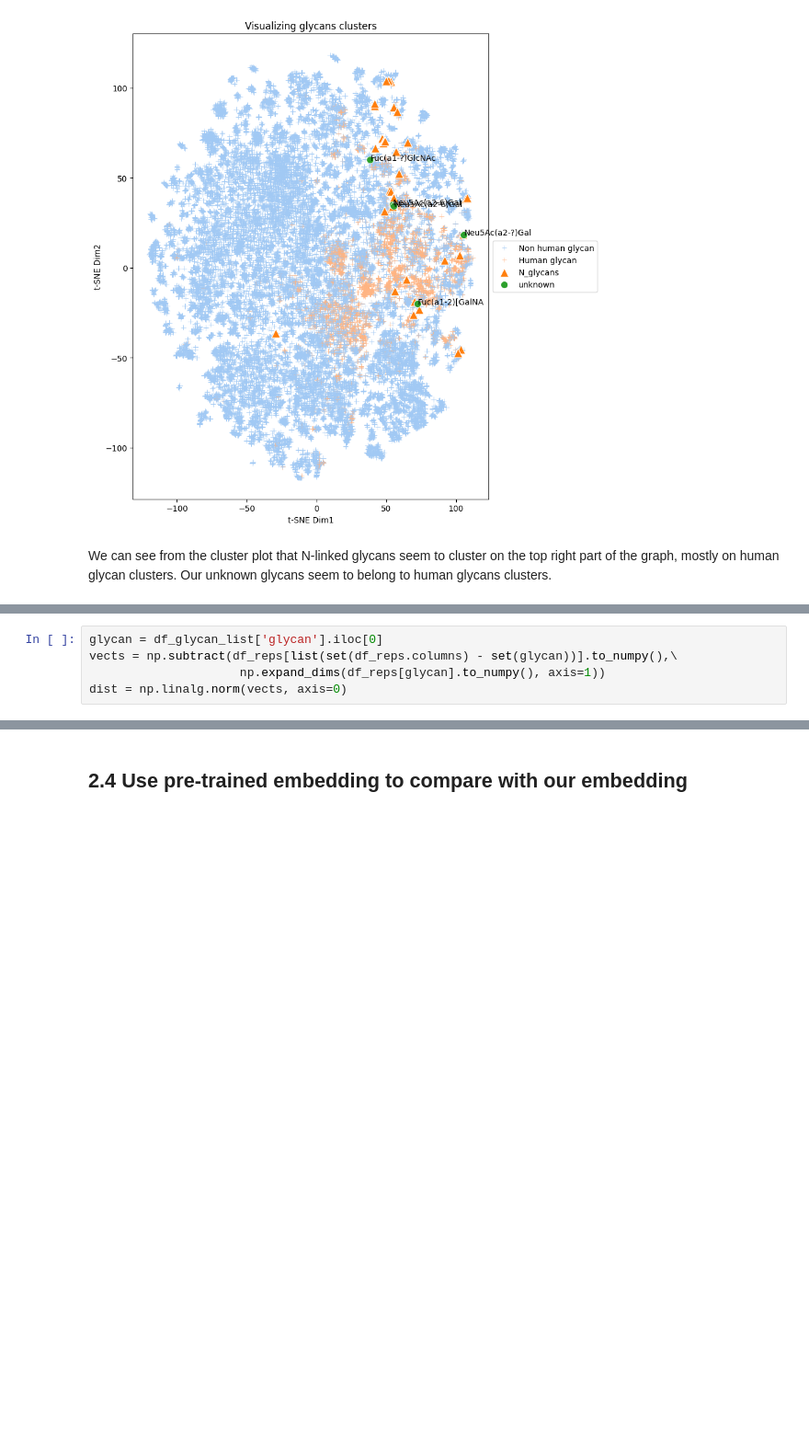
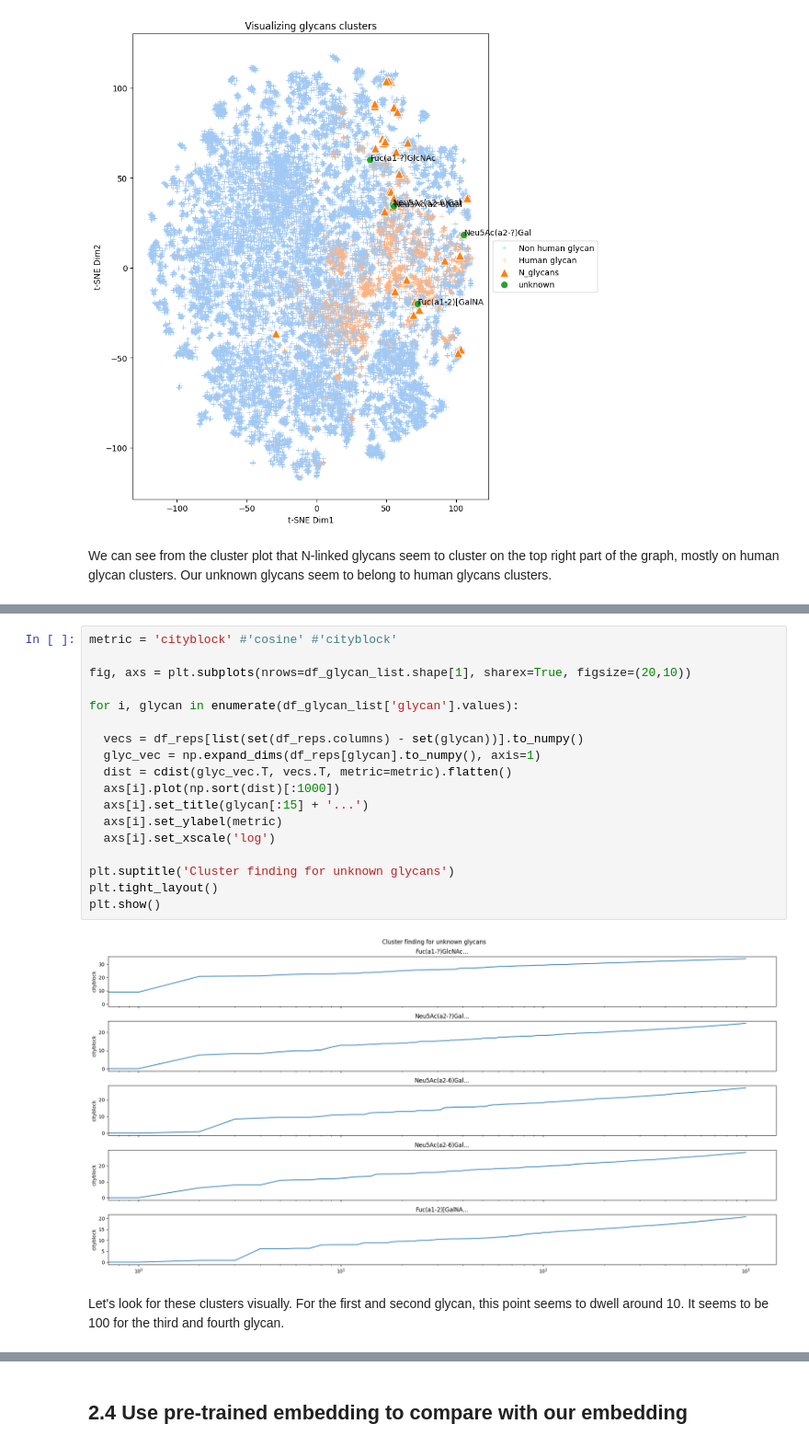
Before and after one commit to PhiCtl/glycan-biomarkers, a Jupyter notebook: notebooks/glycan_embedding.ipynb, the cells around one changed output, grey strips where cells are left out. Shown at 92% size. Drawn from its saved outputs; the diff is of its cells as text; blank space fills up the shorter version.

```diff
--- a/notebooks/glycan_embedding.ipynb
+++ b/notebooks/glycan_embedding.ipynb
@@ -254,5 +271,0 @@ df_reps.shape
-# %%
-glycan = df_glycan_list['glycan'].iloc[0]
-vects = np.subtract(df_reps[list(set(df_reps.columns) - set(glycan))].to_numpy(),\
-                     np.expand_dims(df_reps[glycan].to_numpy(), axis=1))
-dist = np.linalg.norm(vects, axis=0)
@@ -274,0 +272,23 @@ df_reps[df_reps.columns[dist.argmin()]]
+# %%
+metric = 'cityblock' #'cosine' #'cityblock'
+
+fig, axs = plt.subplots(nrows=df_glycan_list.shape[1], sharex=True, figsize=(20,10))
+
+for i, glycan in enumerate(df_glycan_list['glycan'].values):
+
+  vecs = df_reps[list(set(df_reps.columns) - set(glycan))].to_numpy()
+  glyc_vec = np.expand_dims(df_reps[glycan].to_numpy(), axis=1)
+  dist = cdist(glyc_vec.T, vecs.T, metric=metric).flatten()
+  axs[i].plot(np.sort(dist)[:1000])
+  axs[i].set_title(glycan[:15] + '...')
+  axs[i].set_ylabel(metric)
+  axs[i].set_xscale('log')
+
+plt.suptitle('Cluster finding for unknown glycans')
+plt.tight_layout()
+plt.show()
+# %% [output]
+[figure, added]
+# %% [markdown]
+Let's look for these clusters visually.
+For the first and second glycan, this point seems to dwell around 10. It seems to be 100 for the third and fourth glycan.
```
Also changed, not shown: parts of 16 cells of this notebook.
